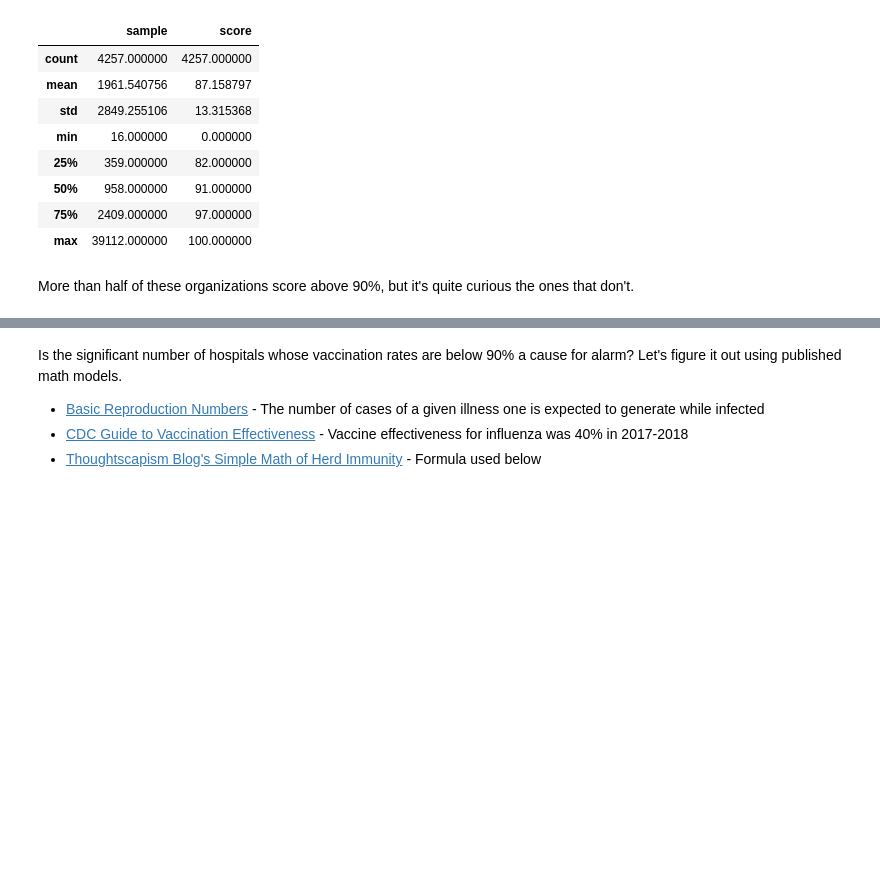
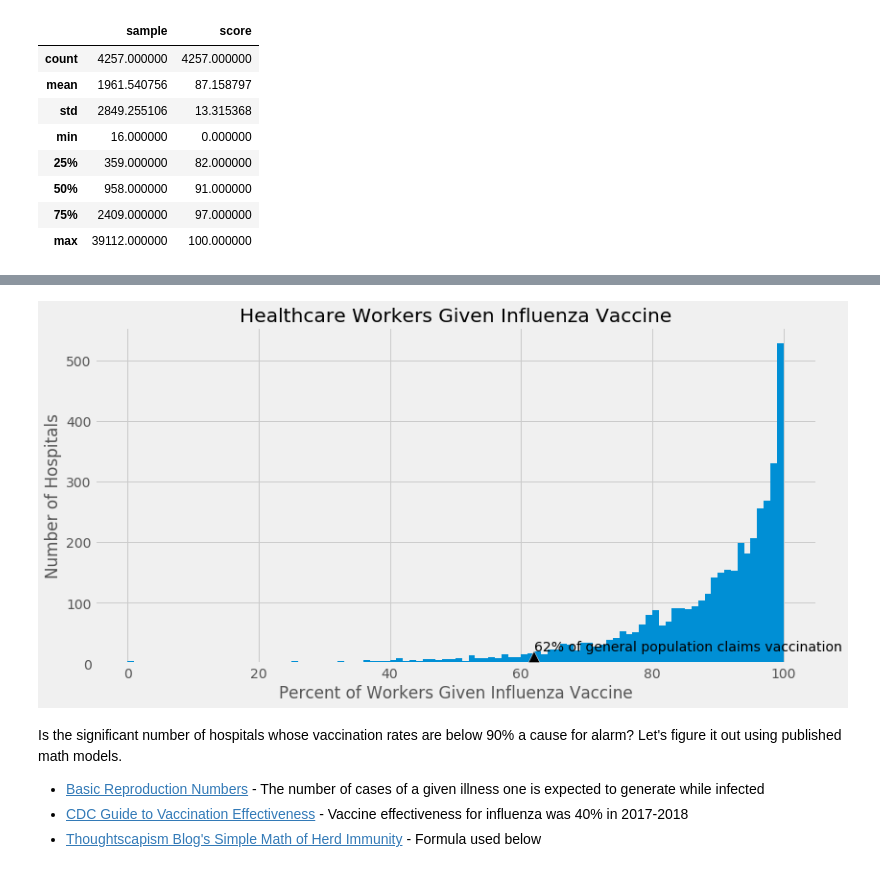
Before and after one commit to hemphillmc/hospital_compare_studies, a Jupyter notebook: timely_effective_care_public.ipynb, the cells around one changed output, grey strips where cells are left out. Drawn from its saved outputs; the diff is of its cells as text; code cells hidden in the pictures; blank space fills up the shorter version.

```diff
--- a/timely_effective_care_public.ipynb
+++ b/timely_effective_care_public.ipynb
@@ -332,6 +336,4 @@ hw_influenza_study.describe() #You can start getting a sense for the distributio
 | 50% | 958.000000 | 91.000000 |
 | 75% | 2409.000000 | 97.000000 |
 | max | 39112.000000 | 100.000000 |
-# %% [markdown]
-More than half of these organizations score above 90%, but it's quite curious the ones that don't.
 # %%
@@ -344,6 +348,15 @@ hw_influenza_study['score'].plot_bokeh(kind='hist',
 # %% [output]
 [interactive output not drawn]
 [interactive output not drawn]
+# %%
+#standard chart for quick viz in github
+hw_influenza_study.score.plot(kind='hist', bins=100, figsize=(12,6))
+plt.title('Healthcare Workers Given Influenza Vaccine')
+plt.ylabel('Number of Hospitals')
+plt.xlabel('Percent of Workers Given Influenza Vaccine')
+plt.annotate('62% of general population claims vaccination', xy=(62,20), arrowprops=dict(facecolor = 'black'));
+# %% [output]
+[figure, added]
 # %% [markdown]
 Is the significant number of hospitals whose vaccination rates are below 90% a cause for alarm? Let's figure it out using published math models.
 
```
Also changed, not shown: parts of 6 cells of this notebook.
